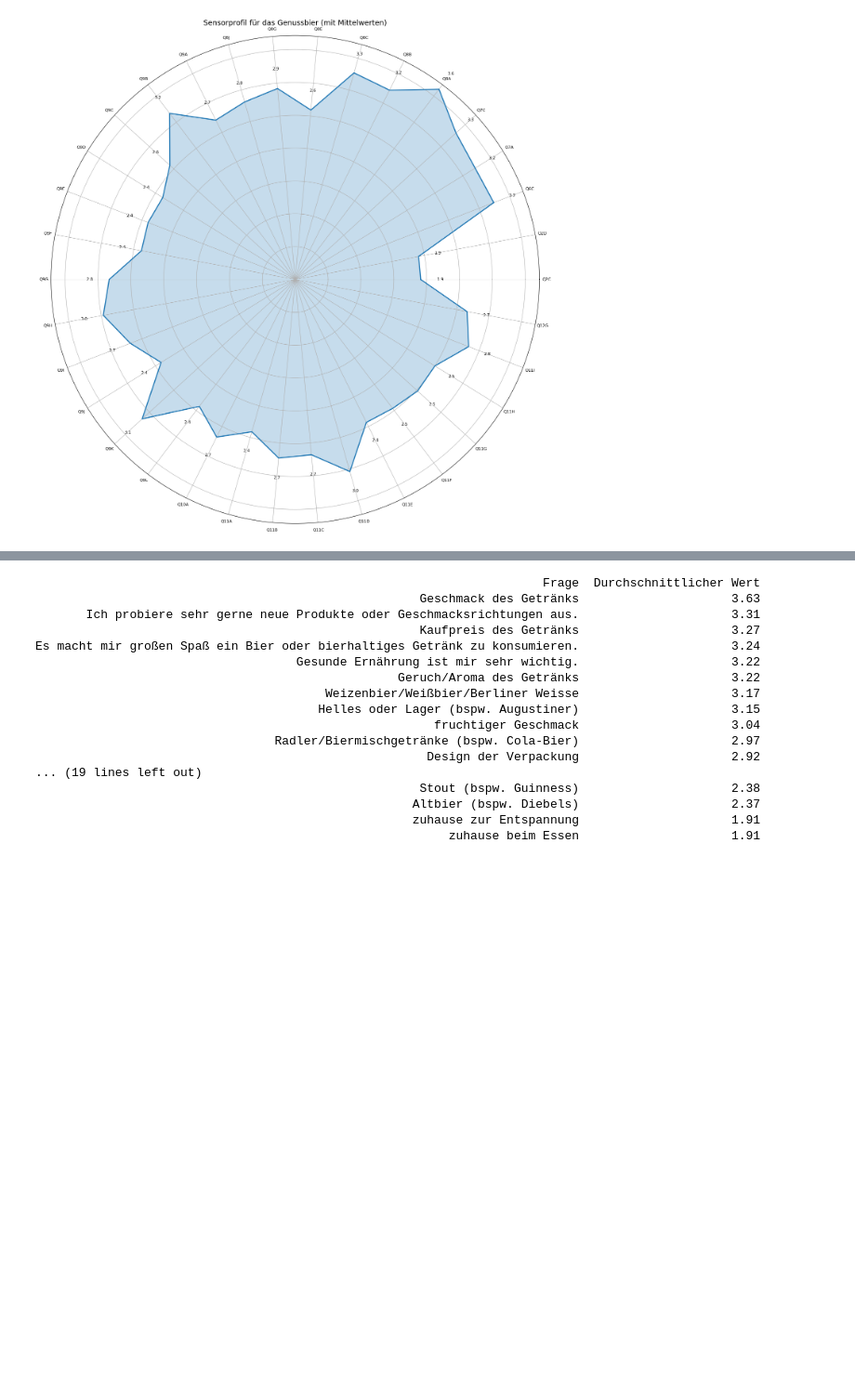
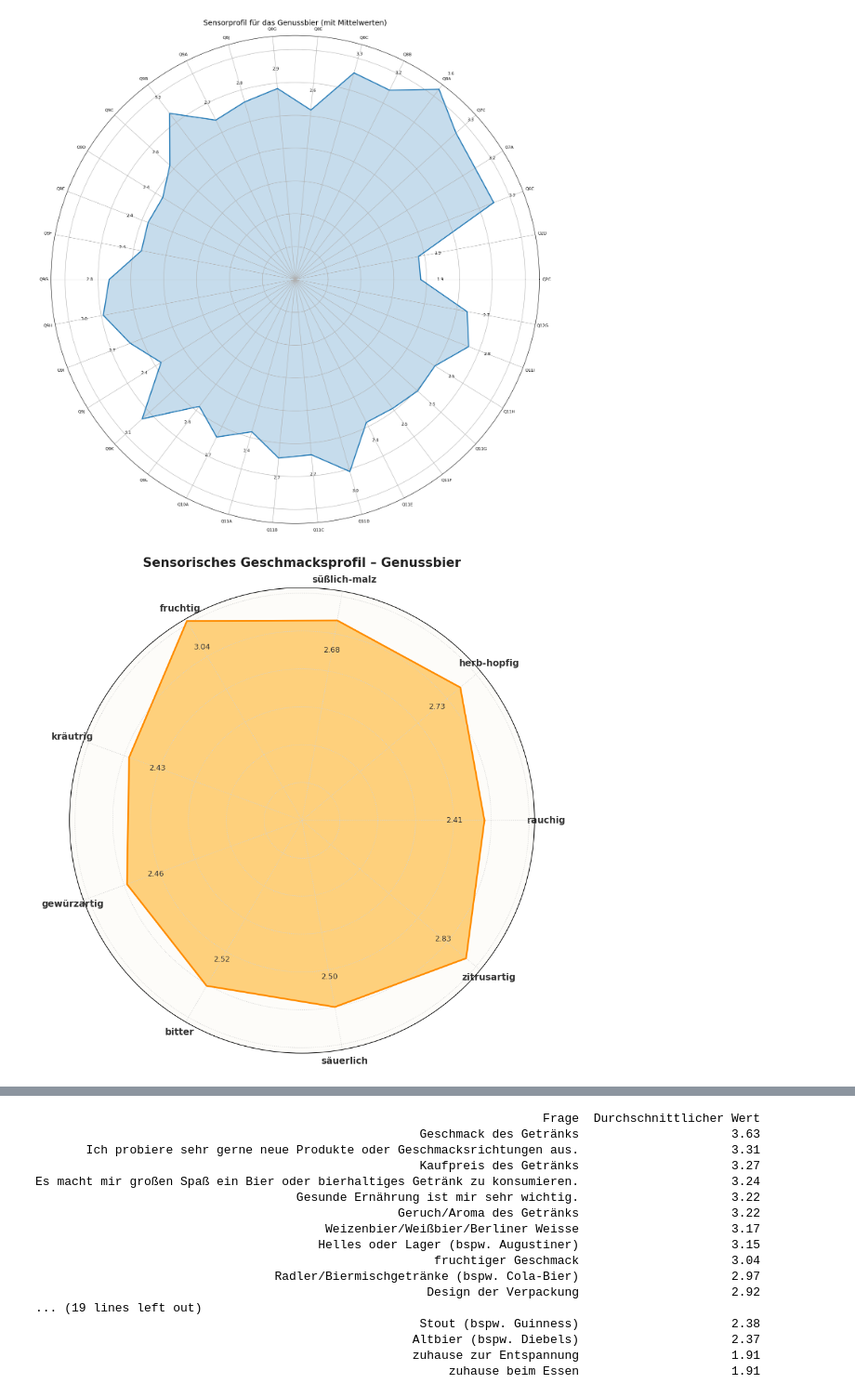
Before and after one commit to fskHartmann/Bierprojekt, a Jupyter notebook: src/beer_generation/sensorbild.ipynb, the cells around one changed output, grey strips where cells are left out. Shown at 93% size. Cells and saved outputs as stored; diff of their text form; code cells hidden in the pictures; blank space fills up the shorter version.

```diff
--- a/src/beer_generation/sensorbild.ipynb
+++ b/src/beer_generation/sensorbild.ipynb
@@ -67,3 +67,68 @@ plt.tight_layout()
 plt.show()
 # %% [output]
 [figure]
+# %%
+
+# Geschmackskategorien laut Umfrage (Fragen Q11A bis Q11I)
+geschmacksfragen = {
+    "Q11A": "rauchig",
+    "Q11B": "herb-hopfig",
+    "Q11C": "süßlich-malz",
+    "Q11D": "fruchtig",
+    "Q11E": "kräutrig",
+    "Q11F": "gewürzartig",
+    "Q11G": "bitter",
+    "Q11H": "säuerlich",
+    "Q11I": "zitrusartig"
+}
+# %%
+import numpy as np
+import matplotlib.pyplot as plt
+
+# Mittelwerte der Geschmacksfragen berechnen
+df_geschmack = df[list(geschmacksfragen.keys())]
+geschmackswerte = df_geschmack.mean().round(2)
+geschmackswerte.index = [geschmacksfragen[q] for q in geschmackswerte.index]  # Achsenbeschriftungen
+
+# Plot-Vorbereitung
+labels = list(geschmackswerte.index)
+values = list(geschmackswerte.values)
+
+# Radar-Koordinaten vorbereiten
+values += values[:1]  # Kreis schließen
+angles = np.linspace(0, 2 * np.pi, len(labels), endpoint=False).tolist()
+angles += angles[:1]
+
+# Farbschema
+line_color = '#FF8C00'        # Dunkles Orange
+fill_color = '#FFA50080'      # Transparentes Orange (50%)
+
+# Plot erstellen
+fig, ax = plt.subplots(figsize=(9, 9), subplot_kw=dict(polar=True))
+ax.set_facecolor('#fdfcf9')  # Dezenter Hintergrund
+
+# Radarlinien
+ax.plot(angles, values, color=line_color, linewidth=2)
+ax.fill(angles, values, color=fill_color)
+
+# Achsenbeschriftungen
+ax.set_xticks(angles[:-1])
+ax.set_xticklabels(labels, fontsize=11, fontweight='bold', color='#333')
+
+# Keine sichtbare Y-Achse
+ax.set_yticklabels([])
+ax.grid(color='lightgrey', linestyle='dotted', linewidth=0.8)
+
+# Titel
+ax.set_title("Sensorisches Geschmacksprofil – Genussbier", size=15, weight='bold', pad=25, color='#222')
+
+# Werte innerhalb des Charts anzeigen
+for angle, value in zip(angles[:-1], values[:-1]):
+    ax.text(angle, value - 0.4, f"{value:.2f}", ha='center', va='center', fontsize=9, color='#333')
+
+# Finalisieren
+plt.tight_layout()
+plt.savefig("geschmacksprofil_radar.png", dpi=300)
+plt.show()
+# %% [output]
+[figure, added]
```
Also changed, not shown: parts of 3 cells of this notebook, 3 other files.
